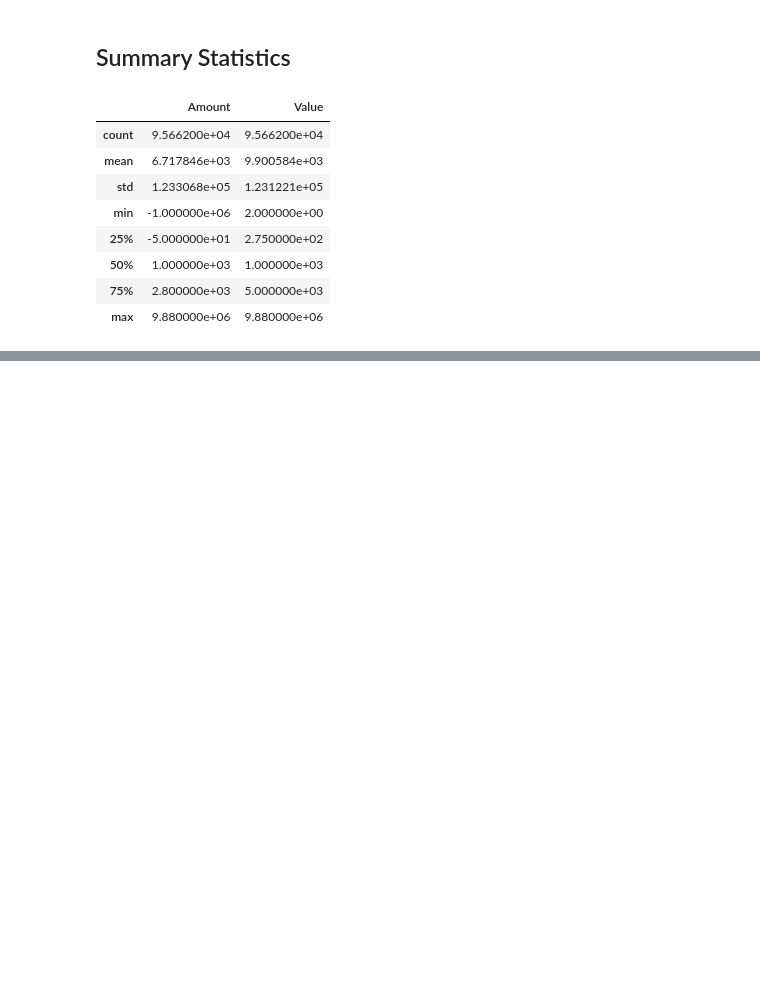
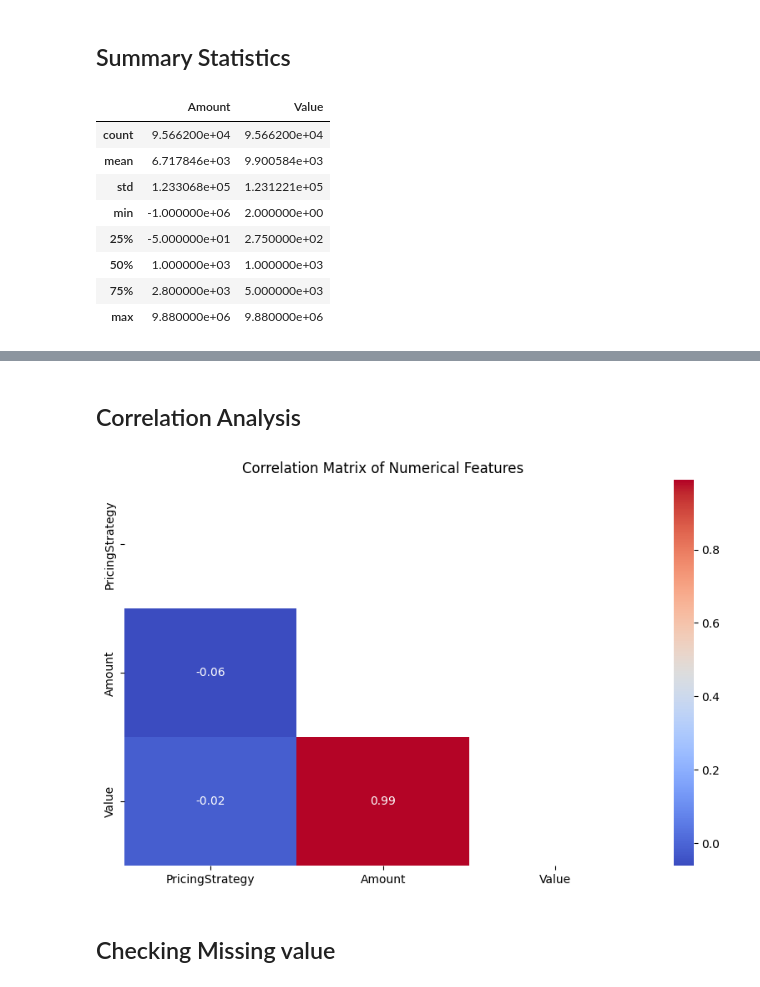
Before and after one commit to Aryam-21/proxy-based-credit-scoring, a Jupyter notebook: notebooks/eda.ipynb, the cells around one changed output, grey strips where cells are left out. Cells and saved outputs as stored; diff of their text form; code cells hidden in the pictures; blank space fills up the shorter version.

```diff
--- a/notebooks/eda.ipynb
+++ b/notebooks/eda.ipynb
@@ -56,0 +79,9 @@ df.describe(include='object')
+# %% [markdown]
+## Correlation Analysis
+# %%
+num_cols = ['PricingStrategy','Amount','Value']
+ploter.corr_plot(df, num_cols)
+# %% [output]
+[figure, added]
+# %% [markdown]
+## Checking Missing value
```
Also changed, not shown: parts of 8 cells of this notebook.
